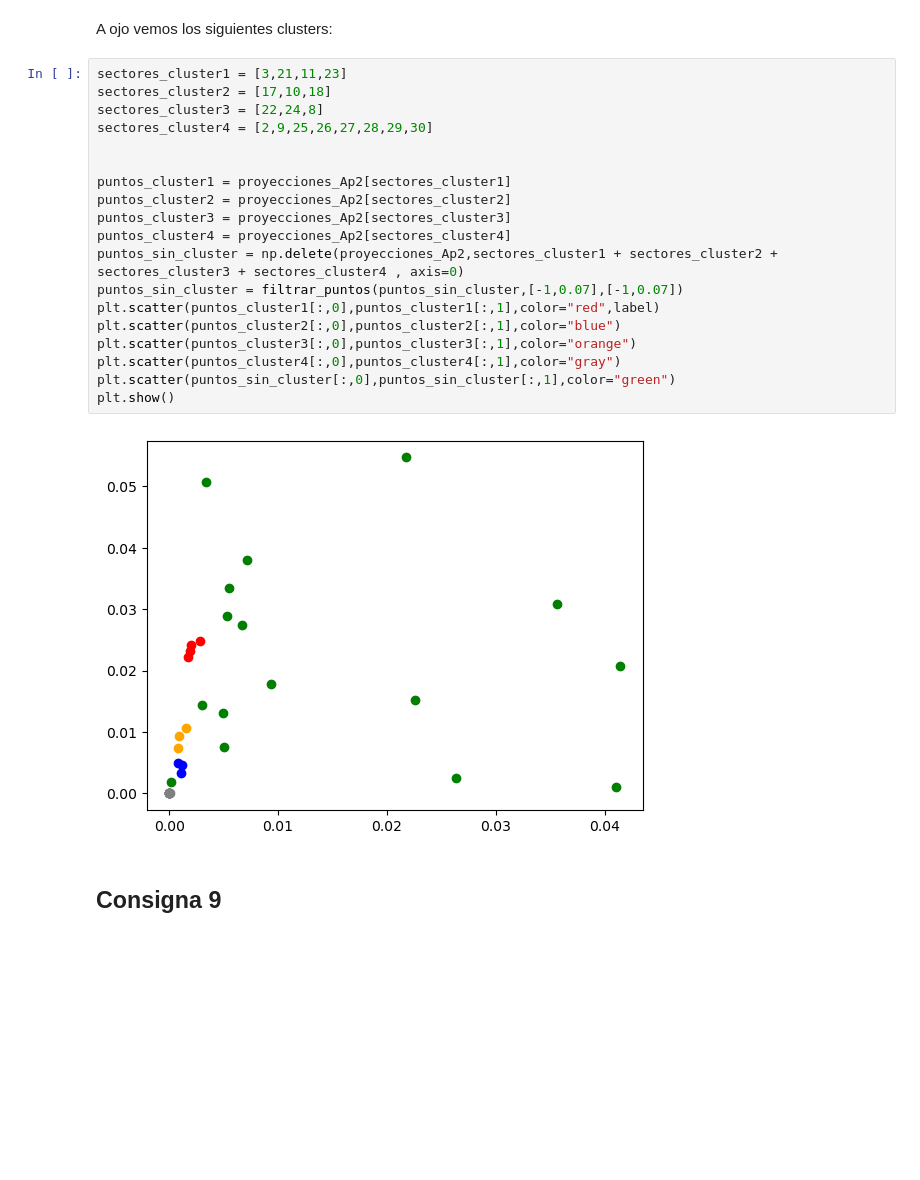
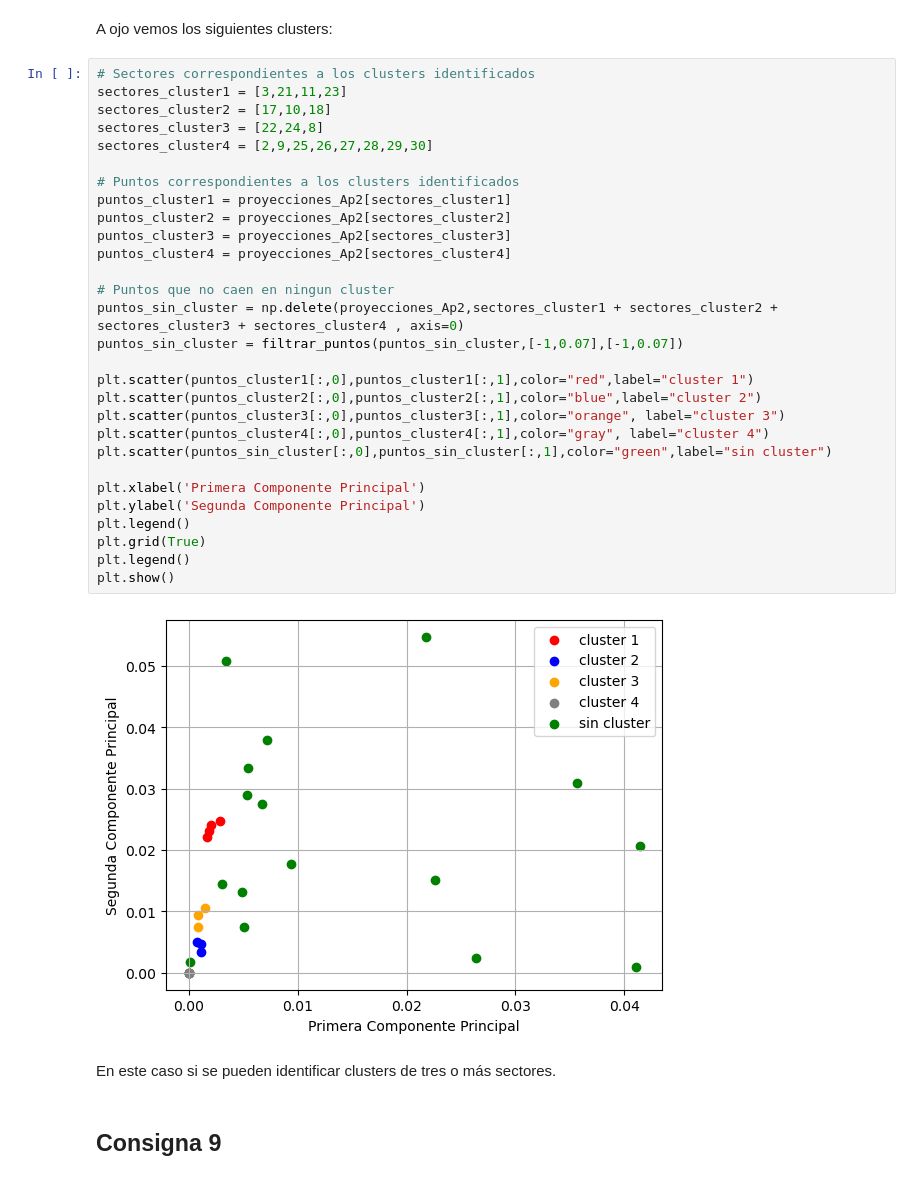
Before and after one commit to IMAbril/Matrices_Insumo-Producto, a Jupyter notebook: notebooks/TP2_resuelto.ipynb, the cells around one changed output. Drawn from its saved outputs; the diff is of its cells as text; blank space fills up the shorter version.

```diff
--- a/notebooks/TP2_resuelto.ipynb
+++ b/notebooks/TP2_resuelto.ipynb
@@ -559,26 +557,38 @@ plt.show()
 # %% [markdown]
 A ojo vemos los siguientes clusters:
 # %%
+# Sectores correspondientes a los clusters identificados
 sectores_cluster1 = [3,21,11,23]
 sectores_cluster2 = [17,10,18]
 sectores_cluster3 = [22,24,8]
 sectores_cluster4 = [2,9,25,26,27,28,29,30]
 
-
+# Puntos correspondientes a los clusters identificados
 puntos_cluster1 = proyecciones_Ap2[sectores_cluster1]
 puntos_cluster2 = proyecciones_Ap2[sectores_cluster2]
 puntos_cluster3 = proyecciones_Ap2[sectores_cluster3]
 puntos_cluster4 = proyecciones_Ap2[sectores_cluster4]
+
+# Puntos que no caen en ningun cluster
 puntos_sin_cluster = np.delete(proyecciones_Ap2,sectores_cluster1 + sectores_cluster2 + sectores_cluster3 + sectores_cluster4 , axis=0)
 puntos_sin_cluster = filtrar_puntos(puntos_sin_cluster,[-1,0.07],[-1,0.07])
-plt.scatter(puntos_cluster1[:,0],puntos_cluster1[:,1],color="red",label)
-plt.scatter(puntos_cluster2[:,0],puntos_cluster2[:,1],color="blue")
-plt.scatter(puntos_cluster3[:,0],puntos_cluster3[:,1],color="orange")
-plt.scatter(puntos_cluster4[:,0],puntos_cluster4[:,1],color="gray")
-plt.scatter(puntos_sin_cluster[:,0],puntos_sin_cluster[:,1],color="green")
+
+plt.scatter(puntos_cluster1[:,0],puntos_cluster1[:,1],color="red",label="cluster 1")
+plt.scatter(puntos_cluster2[:,0],puntos_cluster2[:,1],color="blue",label="cluster 2")
+plt.scatter(puntos_cluster3[:,0],puntos_cluster3[:,1],color="orange", label="cluster 3")
+plt.scatter(puntos_cluster4[:,0],puntos_cluster4[:,1],color="gray", label="cluster 4")
+plt.scatter(puntos_sin_cluster[:,0],puntos_sin_cluster[:,1],color="green",label="sin cluster")
+
+plt.xlabel('Primera Componente Principal')
+plt.ylabel('Segunda Componente Principal')
+plt.legend()
+plt.grid(True)
+plt.legend()
 plt.show()
 # %% [output]
-[figure, old version]
+[figure, new version]
+# %% [markdown]
+En este caso si se pueden identificar clusters de tres o más sectores.
 # %% [markdown]
 ## Consigna 9
 # %% [markdown]
```
Also changed, not shown: parts of 28 cells of this notebook.
